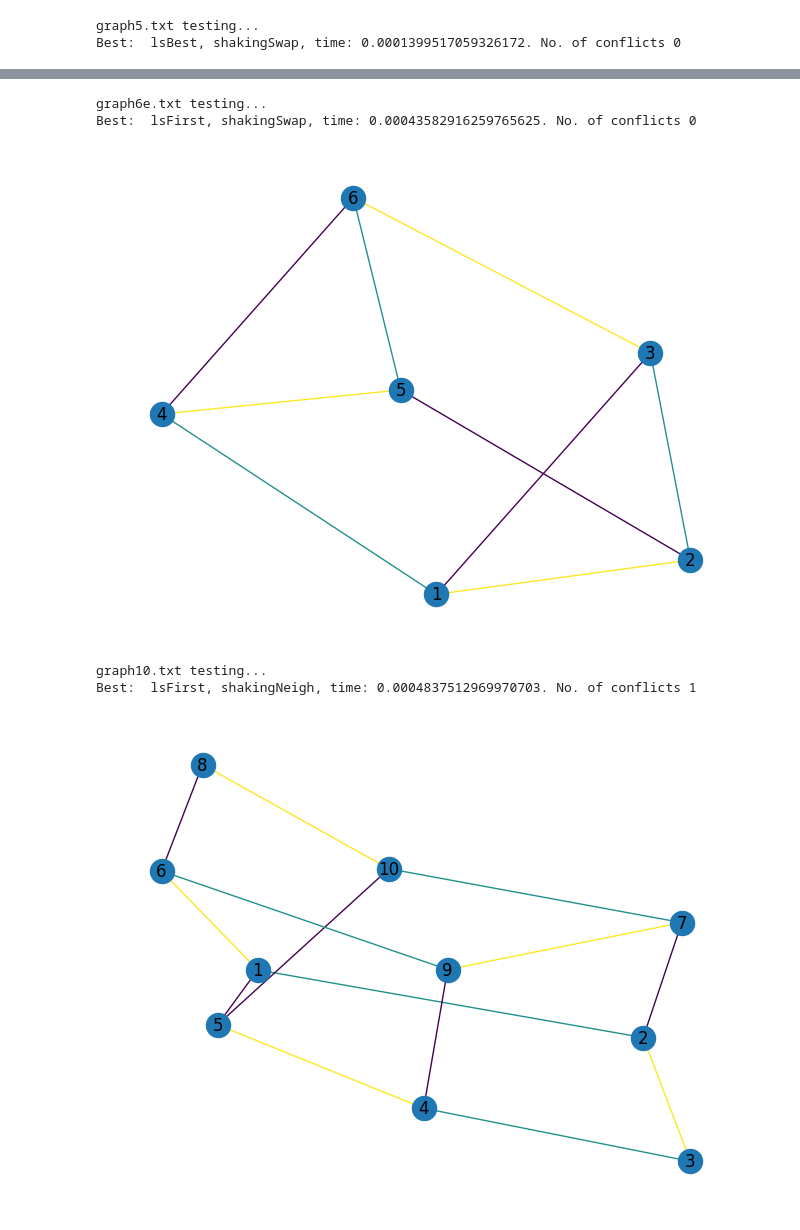
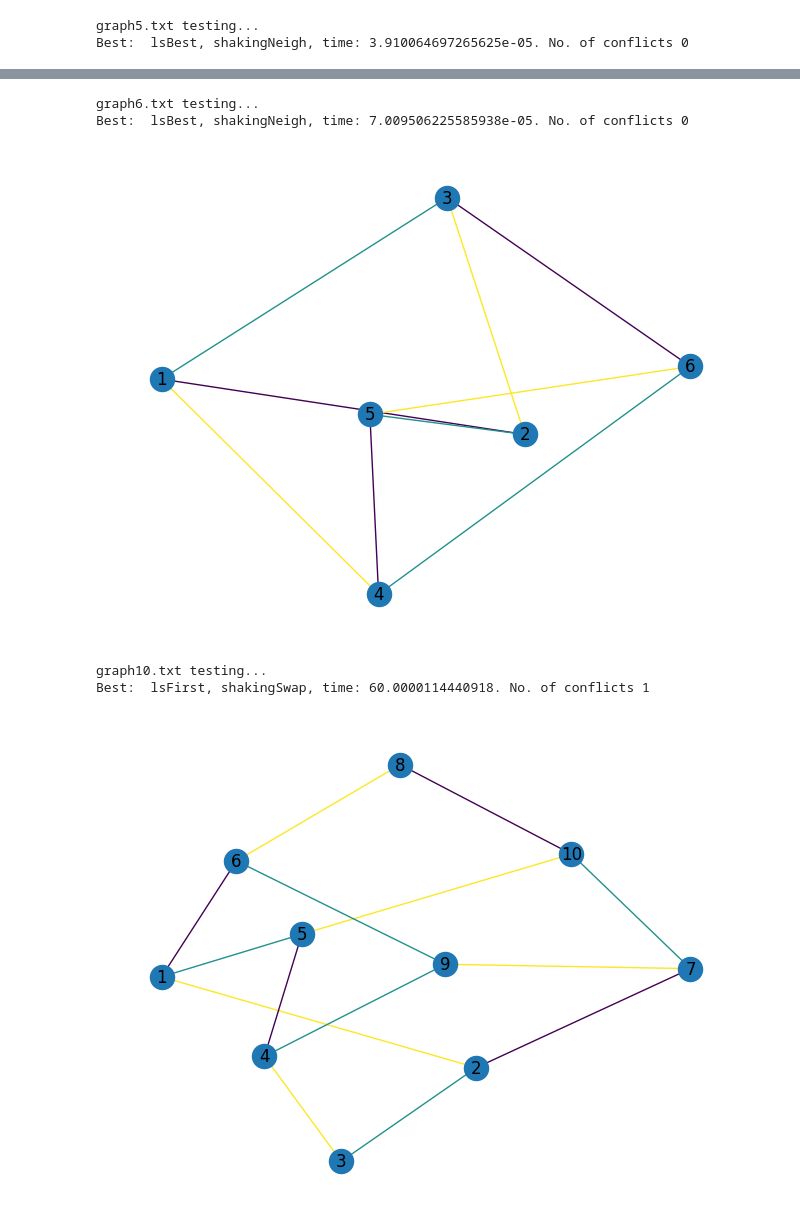
Before and after one commit to ivanaivaneza/minimumEdgeColoring, a Jupyter notebook: vns.ipynb, the cells around one changed output, grey strips where cells are left out. Saved outputs shown, nothing was run; the diff lists cells and outputs as text; code cells hidden in the pictures.

Commit message:
added experimental graphs

```diff
--- a/vns.ipynb
+++ b/vns.ipynb
@@ -217,32 +244,33 @@ def lsTabu(edges, edgesIndex, solution, fitness, maxDegree, neighbourhood):
 def initialize(graph, max_degree):
     return [random.randrange(1,max_degree + 1) for _ in range(len(graph.edges))]
 # %%
-def vns(graph, maxDegree, maxIters, neighRange, probVal, localSearch: callable, shaking: callable):
+def vns(graph, maxDegree, maxTime, neighRange, probVal, localSearch: callable, shaking: callable):
+
+    startTime = perf_counter()
     solution = initialize(graph,maxDegree)
-    neighbourhood = getNeighbours(graph)
-    edges = list(graph.edges())
+
+    edges = [normEdge(u, v) for (u,v) in graph.edges()]
     edgesIndex = {normEdge(u, v) : i for i, (u, v) in enumerate(edges)}
+    neighbourhood = getNeighbours(graph, edges)
+
 
     fitness = calcConflicts(edges, edgesIndex, solution, neighbourhood)
-    k = 1
 
-    for it in range(maxIters):
-        # for k in range(1,neighRange+1):
-        while k <= neighRange:
+    while perf_counter() - startTime < maxTime:
+        for k in range(1,neighRange):
 
             newSolution = shaking(solution, maxDegree, edges,neighbourhood, edgesIndex, k)
-            # newSolution = shakingSwap(solution, k, maxDegree)
-            # newSolution = shakingNeigh(solution, maxDegree, edges,neighbourhood, edgesIndex)
             newFitness = calcConflicts(edges, edgesIndex, newSolution, neighbourhood)
             newSolution, newFitness = localSearch(edges, edgesIndex, newSolution, newFitness, maxDegree, neighbourhood)
 
             if newFitness < fitness or (newFitness == fitness and random.random() < probVal):
                 fitness = newFitness
                 solution = deepcopy(newSolution)
-                k = 1
-            else:
-                # k = (k % neighRange) + 1
-                k += 1
+
+            if fitness == 0:
+                return solution, fitness
+
+
     return solution, fitness
 # %%
 def draw(graph, colouring):
@@ -293,12 +323,18 @@ def writeOutput(maxDegree,filename, table, foundMin: bool):
+# %%
+vnsParams = {
+    'time': 60,
+    'prob': 0.5,
+    'neighbours': 3
+}
 # %%
-def testGraphs(dir): #params
+def testGraphs(dir, vnsParams):
     files = os.listdir(dir)
 
     headers = ["localSearch", "shaking","num of conf/fitness", "num of colours", "time"]
     inserts = []
     colorsRes = []
-    localSearches = [lsBest, lsFirst, lsTabu]
-    shakings = [shakingRand, shakingSwap ,shakingNeigh]
+    localSearches = [lsFirst, lsBest, lsTabu]
+    shakings = [shakingRand, shakingSwap , shakingNeigh, shakingConf]
 
     for file in files:
         filepath = os.path.join(dir,file)
@@ -310,7 +346,7 @@ def testGraphs(dir): #params
         for ls in localSearches:
             for shake in shakings:
 
-                result = solve(graph, 100, 4, 0.5, ls,shake)
+                result = solve(graph, vnsParams['time'], vnsParams['neighbours'], vnsParams['prob'], ls,shake)
 
                 if result[2] == 0:
                     foundMin = True
@@ -352,7 +389,7 @@ def testOneGraph(filepath):
     file = str(filepath).split('/')[-1]
     writeOutput(result[-1], file, table, foundMin)
 # %%
-testGraphs("tests")
+testGraphs("tests/smallTests", vnsParams)
 # %% [output]
 graph5.txt testing...
-Best:  lsBest, shakingSwap, time: 0.0001399517059326172. No. of conflicts 0
+Best:  lsBest, shakingNeigh, time: 3.910064697265625e-05. No. of conflicts 0
@@ -360,6 +397,6 @@ Best:  lsBest, shakingSwap, time: 0.0001399517059326172. No. of conflicts 0
-graph6e.txt testing...
-Best:  lsFirst, shakingSwap, time: 0.00043582916259765625. No. of conflicts 0
+graph6.txt testing...
+Best:  lsBest, shakingNeigh, time: 7.009506225585938e-05. No. of conflicts 0
-[figure, old version]
+[figure, new version]
 graph10.txt testing...
-Best:  lsFirst, shakingNeigh, time: 0.0004837512969970703. No. of conflicts 1
+Best:  lsFirst, shakingSwap, time: 60.0000114440918. No. of conflicts 1
-[figure, old version]
+[figure, new version]
```
Also changed, not shown: parts of 22 cells of this notebook, 33 other files.
